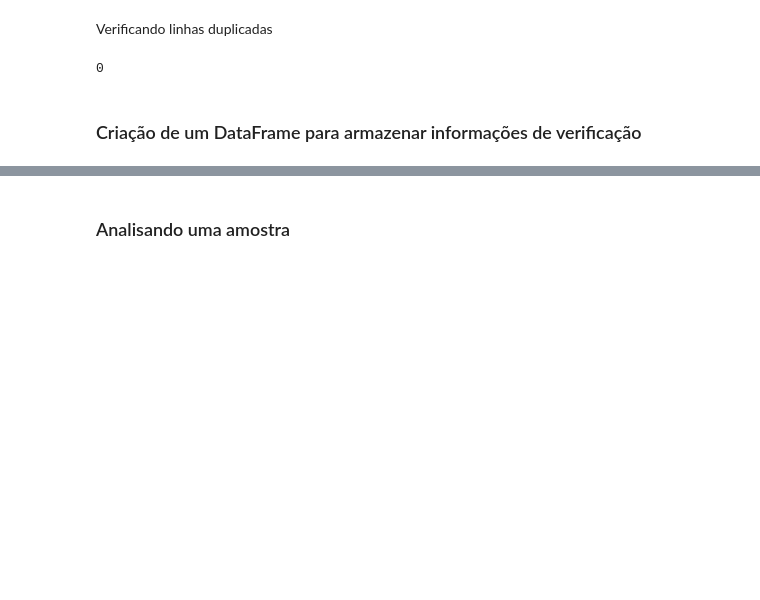
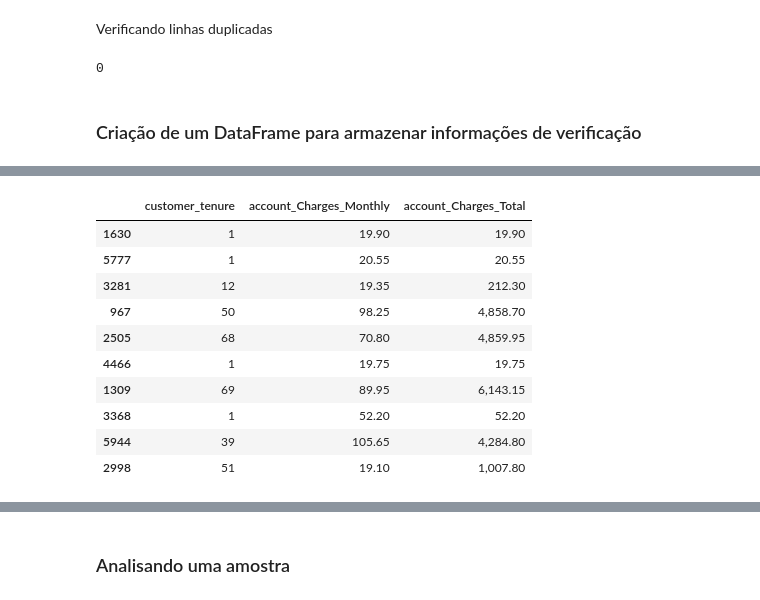
Before and after one commit to itsGab/ChallengeDS, a Jupyter notebook: nb01.ipynb, the cells around one changed output, grey strips where cells are left out. Drawn from its saved outputs; the diff is of its cells as text; code cells hidden in the pictures; blank space fills up the shorter version.

```diff
--- a/nb01.ipynb
+++ b/nb01.ipynb
@@ -136,0 +204,14 @@ df_check
+# %%
+df[colunas_quantitativas].sample(10, random_state=notrandomseed)
+# %% [output]
+|  | customer_tenure | account_Charges_Monthly | account_Charges_Total |
+| 1630 | 1 | 19.90 | 19.90 |
+| 5777 | 1 | 20.55 | 20.55 |
+| 3281 | 12 | 19.35 | 212.30 |
+| 967 | 50 | 98.25 | 4,858.70 |
+| 2505 | 68 | 70.80 | 4,859.95 |
+| 4466 | 1 | 19.75 | 19.75 |
+| 1309 | 69 | 89.95 | 6,143.15 |
+| 3368 | 1 | 52.20 | 52.20 |
+| 5944 | 39 | 105.65 | 4,284.80 |
+| 2998 | 51 | 19.10 | 1,007.80 |
```
Also changed, not shown: parts of 10 cells of this notebook.
